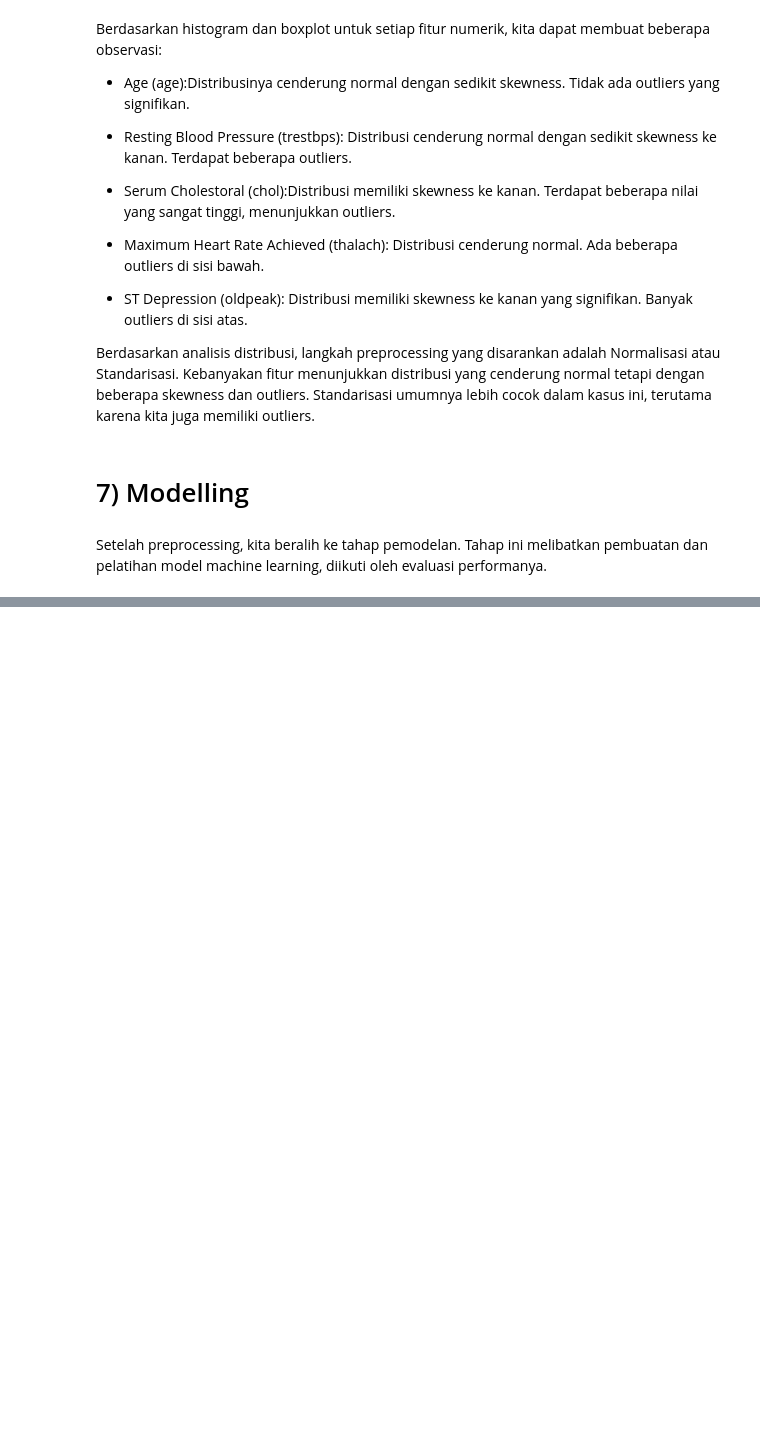
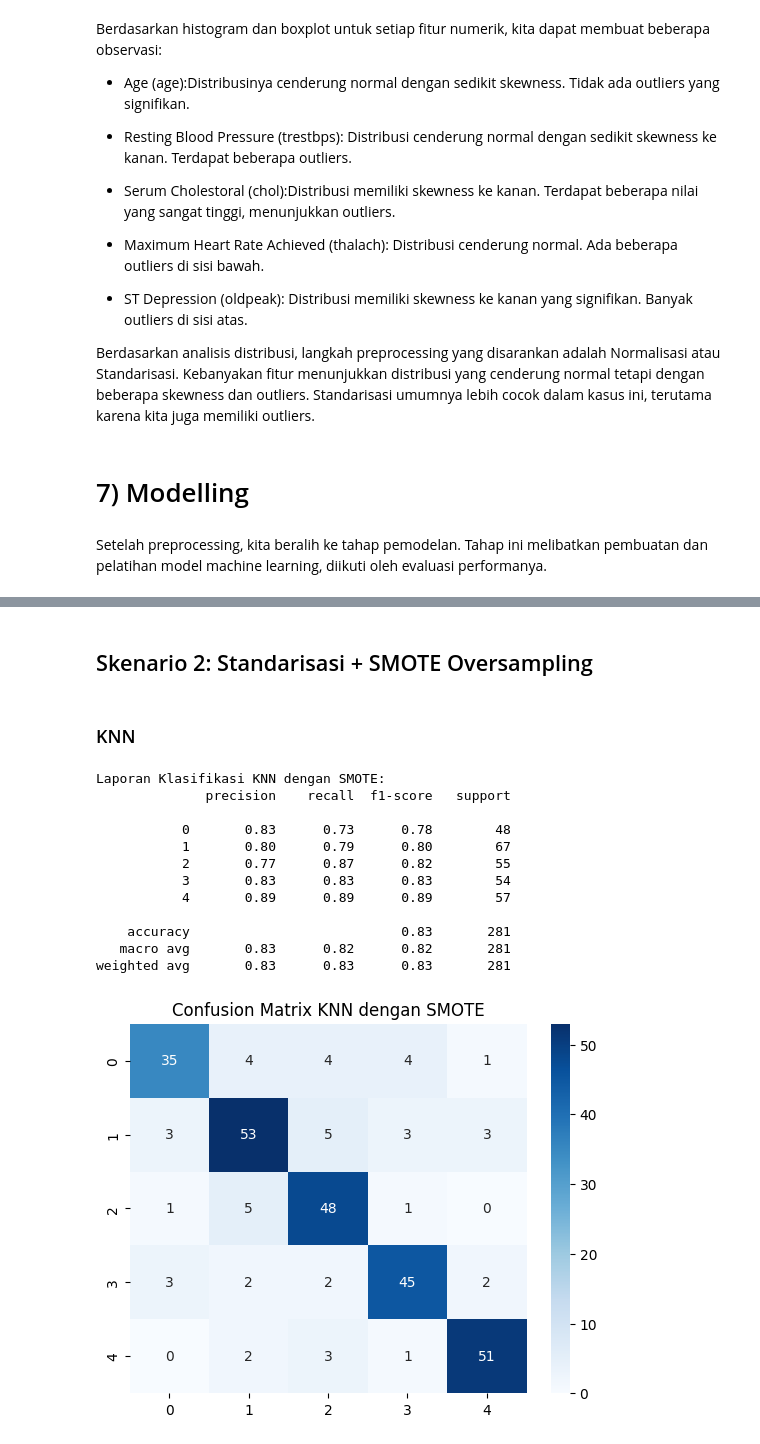
Before and after one commit to devapratama/BK-Hungarian, a Jupyter notebook: BK_Hungarian.ipynb, the cells around one changed output, grey strips where cells are left out. Saved outputs shown, nothing was run; the diff lists cells and outputs as text; code cells hidden in the pictures; blank space fills up the shorter version.

```diff
--- a/BK_Hungarian.ipynb
+++ b/BK_Hungarian.ipynb
@@ -612,0 +656,43 @@ plt.show()
+# %% [markdown]
+## Skenario 2: Standarisasi + SMOTE Oversampling
+# %%
+from imblearn.over_sampling import SMOTE
+
+# Terapkan SMOTE pada data yang sudah distandarisasi
+smote = SMOTE(random_state=42)
+X_smote, y_smote = smote.fit_resample(X_scaled, y)
+
+# Membagi data menjadi set pelatihan dan pengujian
+X_train_smote, X_test_smote, y_train_smote, y_test_smote = train_test_split(X_smote, y_smote, test_size=0.3, random_state=42)
+# %% [markdown]
+### KNN
+# %%
+# Membuat model KNN
+knn_smote = KNeighborsClassifier()
+knn_smote.fit(X_train_smote, y_train_smote)
+
+# Evaluasi model
+y_pred_knn_smote = knn_smote.predict(X_test_smote)
+accuracies['KNN_SMOTE'] = knn_smote.score(X_test_smote, y_test_smote)
+print("Laporan Klasifikasi KNN dengan SMOTE:")
+print(classification_report(y_test_smote, y_pred_knn_smote))
+
+# Plot Confusion Matrix
+cm_knn_smote = confusion_matrix(y_test_smote, y_pred_knn_smote)
+sns.heatmap(cm_knn_smote, annot=True, cmap="Blues")
+plt.title('Confusion Matrix KNN dengan SMOTE')
+plt.show()
+# %% [output]
+Laporan Klasifikasi KNN dengan SMOTE:
+              precision    recall  f1-score   support
+
+           0       0.83      0.73      0.78        48
+           1       0.80      0.79      0.80        67
+           2       0.77      0.87      0.82        55
+           3       0.83      0.83      0.83        54
+           4       0.89      0.89      0.89        57
+
+    accuracy                           0.83       281
+   macro avg       0.83      0.82      0.82       281
+weighted avg       0.83      0.83      0.83       281
+[figure, added]
```
Also changed, not shown: parts of 56 cells of this notebook.
